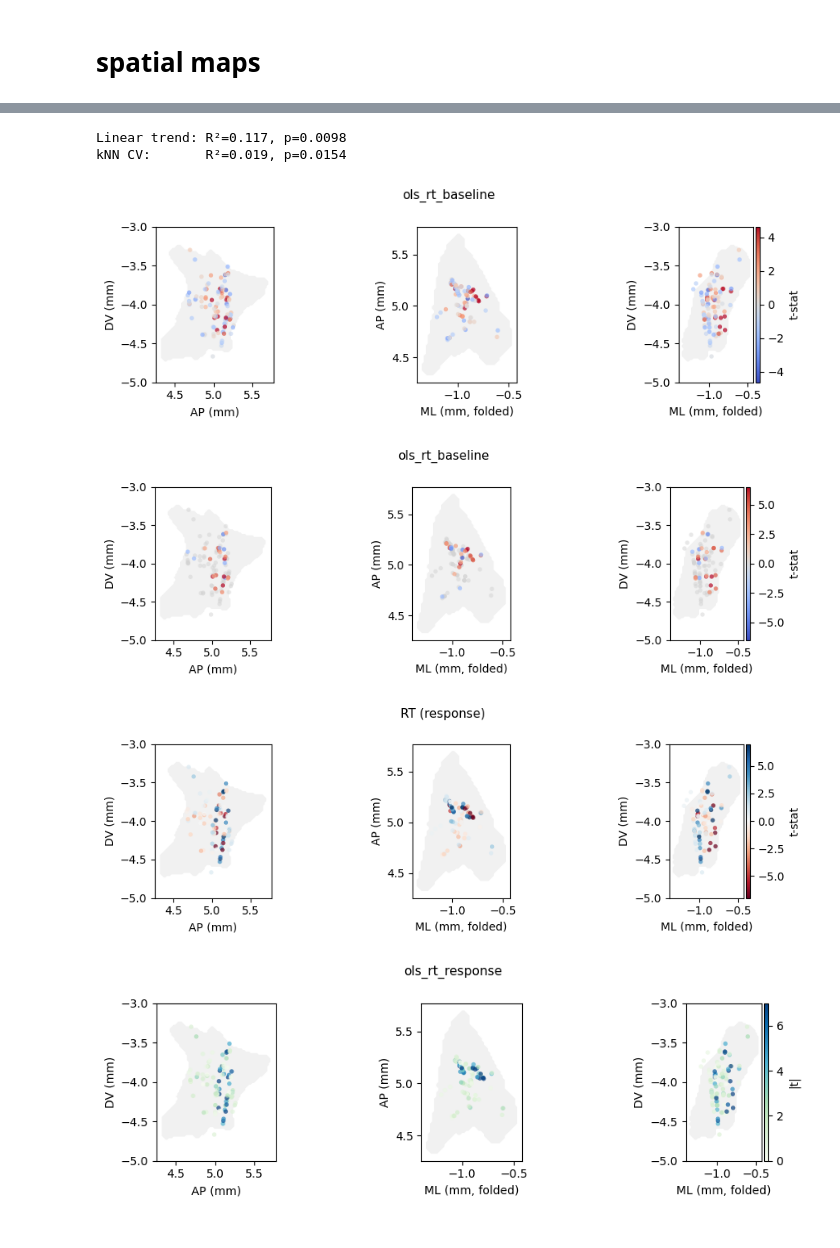
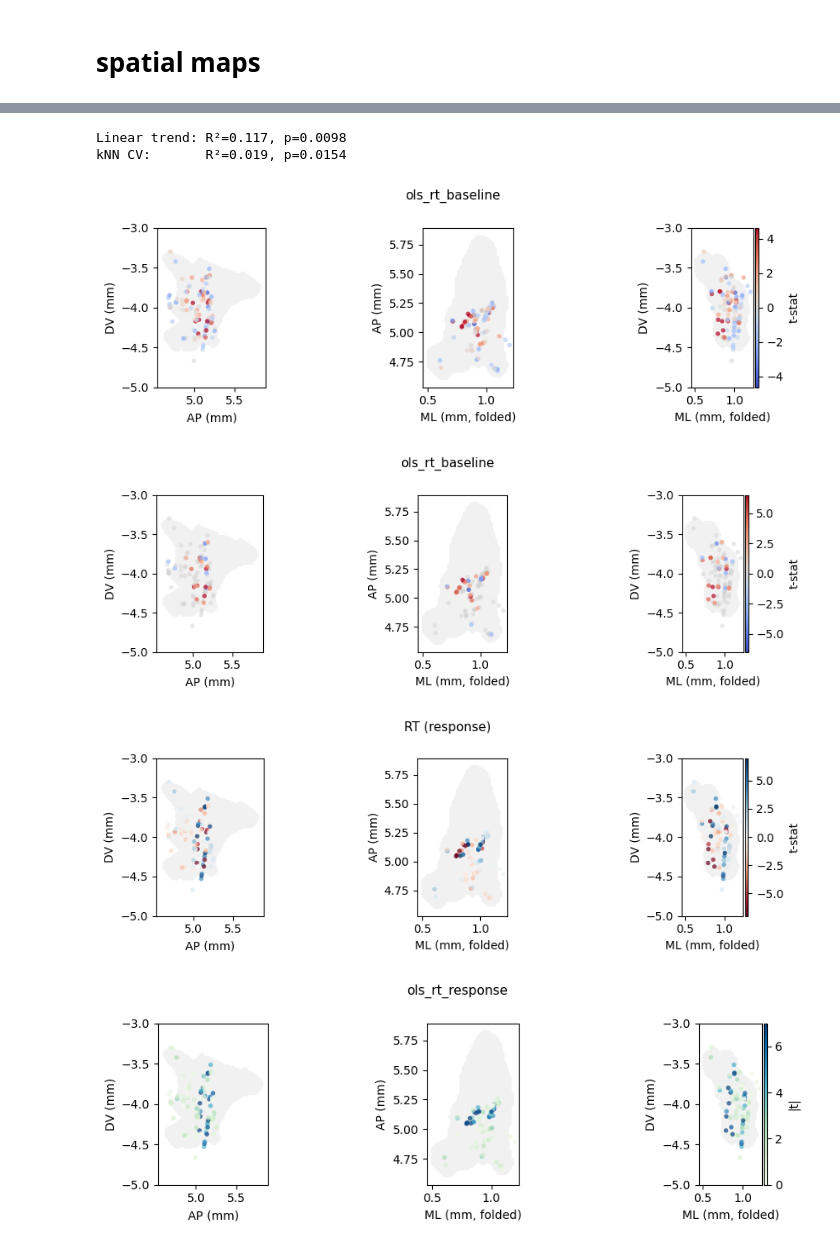
Before and after one commit to 1mattbecker/kinematics_analysis, a Jupyter notebook: code/rt_ols_registry_pipeline.ipynb, the cells around one changed output, grey strips where cells are left out. Drawn from its saved outputs; the diff is of its cells as text; code cells hidden in the pictures.

```diff
--- a/code/rt_ols_registry_pipeline.ipynb
+++ b/code/rt_ols_registry_pipeline.ipynb
@@ -960,6 +966,7 @@ enc = SpatialEncoder(filtered_ephys, mesh_path=MESH_PATH)
 from spatial_encoding import SpatialEncoder
 # %%
 MESH_PATH = "/root/capsule/data/LC-NE_scratch_data_1/combined/ccf_maps/20250418_transformed_remesh_10_ccf25.obj"
+MESH_PATH = "/root/capsule/data/LC_percentile_meshes/new_core_mesh.obj"
 
 enc = SpatialEncoder(filtered_ephys, mesh_path=MESH_PATH)
 
@@ -997,19 +1004,19 @@ print(f"kNN CV:       R²={res['signed']['cv_predictability_knn']['r2_cv']:.3f},
 # %% [output]
 Linear trend: R²=0.117, p=0.0098
 kNN CV:       R²=0.019, p=0.0154
-[figure, old version]
+[figure, new version]
-[figure, old version]
+[figure, new version]
 # %%
-importlib.reload(spatial_encoding)
-from spatial_encoding import SpatialEncoder
 
-enc = SpatialEncoder(filtered_ephys, mesh_path=MESH_PATH)
-
-fig, axes = enc.plot(reg, "ols_rt_response",title="RT (response)", cmap="RdBu", save_path="/root/capsule/scratch/figures/poster/map_rt_response")                # signed, coolwarm
-fig, axes = enc.plot(reg, "ols_rt_response", abs_value=True, cmap="GnBu", save_path="/root/capsule/scratch/figures/poster/map_rt_response_abs")    # |t|, viridis_r
+fig, axes = enc.plot(reg, "ols_rt_response",title="RT (response)", cmap="RdBu",
+    save_path="/root/capsule/scratch/figures/poster/map_rt_response"
+    )
+fig, axes = enc.plot(reg, "ols_rt_response", abs_value=True, cmap="GnBu",
+    # save_path="/root/capsule/scratch/figures/poster/map_rt_response_abs"
+    )
 # %% [output]
-[figure, old version]
+[figure, new version]
-[figure, old version]
+[figure, new version]
 # %%
 # do the same units encode rt and baseline live in similar places?
 
```
Also changed, not shown: parts of 14 cells of this notebook, 2 other files.
